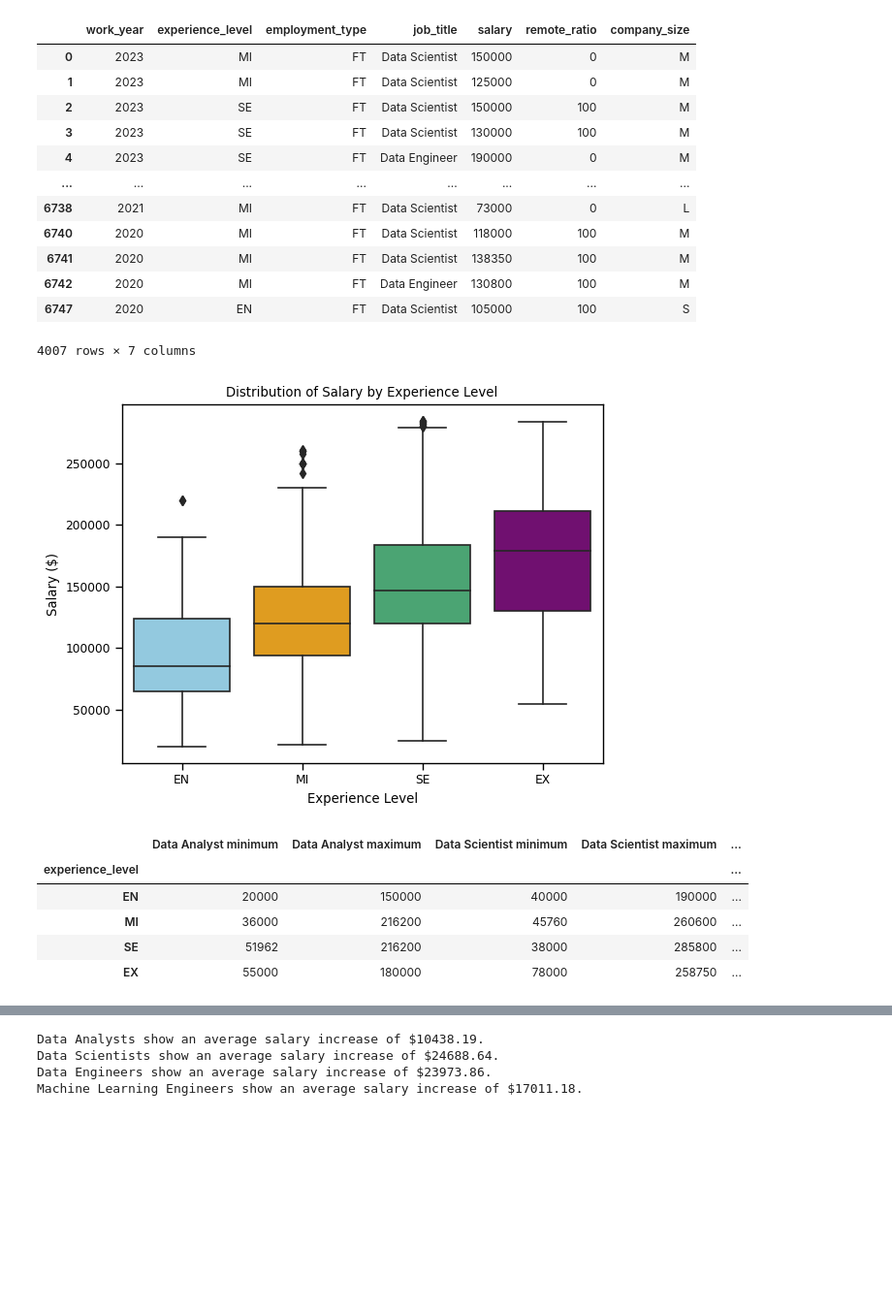
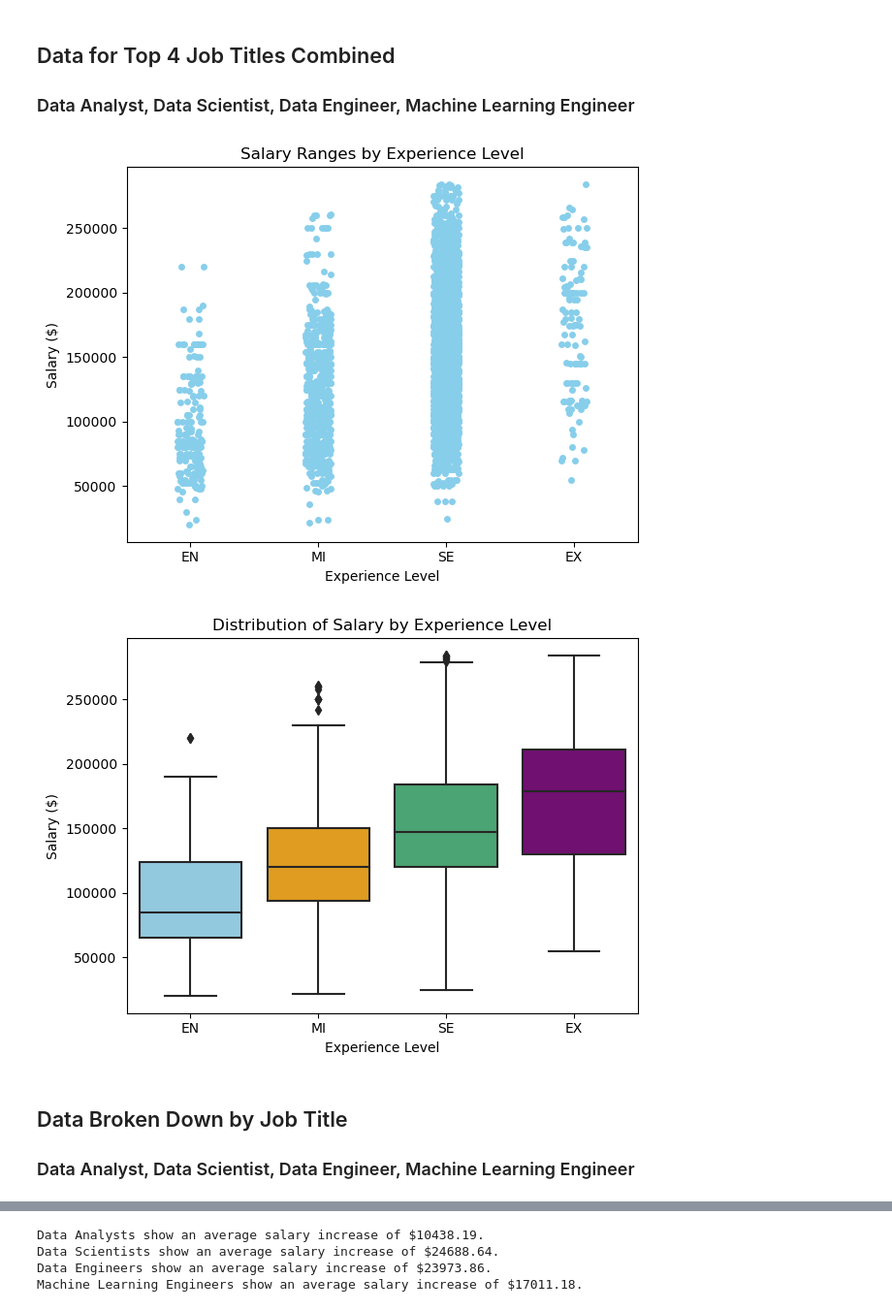
Before and after one commit to christian-a-smith/project-1, a Jupyter notebook: Experience Levels/experience_levels.ipynb, the cells around one changed output, grey strips where cells are left out. Shown at 97% size. Cells and saved outputs as stored; diff of their text form; code cells hidden in the pictures; blank space fills up the shorter version.

```diff
--- a/Experience Levels/experience_levels.ipynb
+++ b/Experience Levels/experience_levels.ipynb
@@ -39,58 +36,31 @@ machine_learning_engineers = filter_outliers(machine_learning_engineers)
+# %% [markdown]
+## Data for Top 4 Job Titles Combined
+### Data Analyst, Data Scientist, Data Engineer, Machine Learning Engineer
 # %%
 data_top_4 = data_salaries_cleaned.loc[(data_salaries_cleaned["job_title"]=="Data Analyst")|
                                        (data_salaries_cleaned["job_title"]=="Data Scientist")|
                                       (data_salaries_cleaned["job_title"]=="Data Engineer")|
                                       (data_salaries_cleaned["job_title"]=="Data Analyst")]
 data_top_4 = filter_outliers(data_top_4)
-data_top_4
-# %% [output]
-|  | work_year | experience_level | employment_type | job_title | salary | remote_ratio | company_size |
-| 0 | 2023 | MI | FT | Data Scientist | 150000 | 0 | M |
-| 1 | 2023 | MI | FT | Data Scientist | 125000 | 0 | M |
-| 2 | 2023 | SE | FT | Data Scientist | 150000 | 100 | M |
-| 3 | 2023 | SE | FT | Data Scientist | 130000 | 100 | M |
-| 4 | 2023 | SE | FT | Data Engineer | 190000 | 0 | M |
-| ... | ... | ... | ... | ... | ... | ... | ... |
-| 6738 | 2021 | MI | FT | Data Scientist | 73000 | 0 | L |
-| 6740 | 2020 | MI | FT | Data Scientist | 118000 | 100 | M |
-| 6741 | 2020 | MI | FT | Data Scientist | 138350 | 100 | M |
-| 6742 | 2020 | MI | FT | Data Engineer | 130800 | 100 | M |
-| 6747 | 2020 | EN | FT | Data Scientist | 105000 | 100 | S |
-4007 rows × 7 columns
+# %%
+sns.stripplot(x="experience_level", y="salary", data=data_top_4, order=["EN", "MI", "SE", "EX"], color="skyblue")
+plt.title("Salary Ranges by Experience Level")
+plt.xlabel("Experience Level")
+plt.ylabel("Salary ($)")
+plt.tight_layout()
+plt.savefig("Output/top4scatterplot.png")
+# %% [output]
+[figure, added]
 # %%
 palette=["skyblue", "orange", "mediumseagreen", "purple"]
 sns.boxplot(x="experience_level", y="salary", data=data_top_4, order=["EN", "MI", "SE", "EX"], palette=palette)
 plt.title("Distribution of Salary by Experience Level")
 plt.xlabel("Experience Level")
 plt.ylabel("Salary ($)")
-plt.savefig("Output/fig1.png")
+plt.tight_layout()
+plt.savefig("Output/top4boxplot.png")
 # %% [output]
-[figure, old version]
+[figure, new version]
-# %%
-# get salary range for each job title by experience level
-data_analyst_salary_min = data_analysts.groupby(["experience_level"])["salary"].min()
-data_analyst_salary_max = data_analysts.groupby(["experience_level"])["salary"].max()
-data_scientist_salary_min = data_scientists.groupby(["experience_level"])["salary"].min()
-data_scientist_salary_max = data_scientists.groupby(["experience_level"])["salary"].max()
-data_engineer_salary_min = data_engineers.groupby(["experience_level"])["salary"].min()
-data_engineer_salary_max = data_engineers.groupby(["experience_level"])["salary"].max()
-machine_learning_engineer_salary_min = machine_learning_engineers.groupby(["experience_level"])["salary"].min()
-machine_learning_engineer_salary_max = machine_learning_engineers.groupby(["experience_level"])["salary"].max()
-
-salary_ranges = pd.DataFrame({"Data Analyst minimum": data_analyst_salary_min,
-                             "Data Analyst maximum": data_analyst_salary_max,
-                             "Data Scientist minimum": data_scientist_salary_min,
-                             "Data Scientist maximum": data_scientist_salary_max,
-                             "Data Engineer minimum": data_engineer_salary_min,
-                             "Data Engineer maximum": data_engineer_salary_max,
-                             "ML Engineer minimum": machine_learning_engineer_salary_min,
-                             "ML Engineer maximum": machine_learning_engineer_salary_max})
-salary_ranges = salary_ranges.reindex(["EN", "MI", "SE", "EX"])
-salary_ranges
-# %% [output]
-|  | Data Analyst minimum | Data Analyst maximum | Data Scientist minimum | Data Scientist maximum | ... |
-| experience_level |  |  |  |  | ... |
-| EN | 20000 | 150000 | 40000 | 190000 | ... |
-| MI | 36000 | 216200 | 45760 | 260600 | ... |
-| SE | 51962 | 216200 | 38000 | 285800 | ... |
-| EX | 55000 | 180000 | 78000 | 258750 | ... |
+# %% [markdown]
+## Data Broken Down by Job Title
+### Data Analyst, Data Scientist, Data Engineer, Machine Learning Engineer
```
Also changed, not shown: parts of 32 cells of this notebook, 20 other files.
